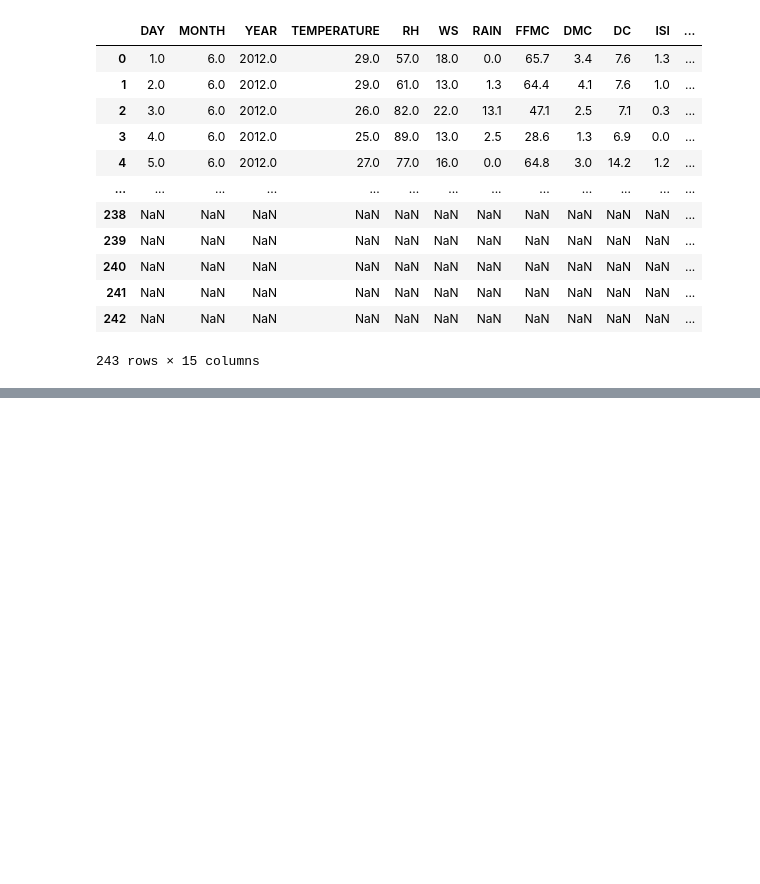
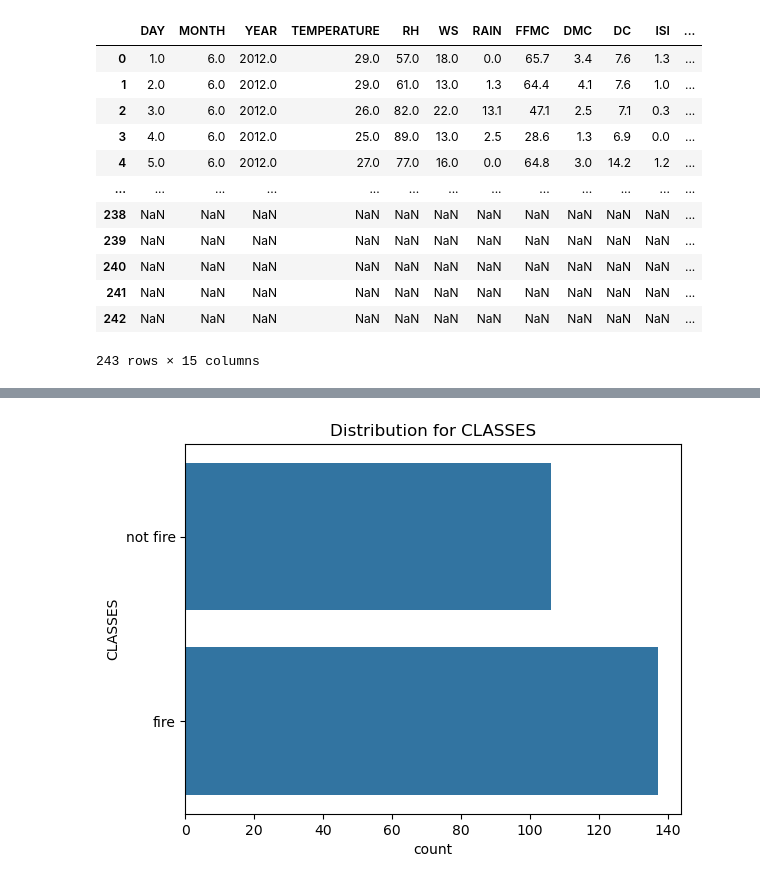
Before and after one commit to Muhammed-tech1/Forest-fire-prediction1, a Jupyter notebook: notebooks/02 EDA.ipynb, the cells around one changed output, grey strips where cells are left out. Drawn from its saved outputs; the diff is of its cells as text; code cells hidden in the pictures; blank space fills up the shorter version.

```diff
--- a/notebooks/02 EDA.ipynb
+++ b/notebooks/02 EDA.ipynb
@@ -184,0 +229,7 @@ df.where(bejaia_region)
+# %%
+# plot a countplot for the classes
+sns.countplot(data=df['CLASSES'])
+plt.title("Distribution for CLASSES")
+plt.show()
+# %% [output]
+[figure, added]
```
Also changed, not shown: parts of 13 cells of this notebook.
